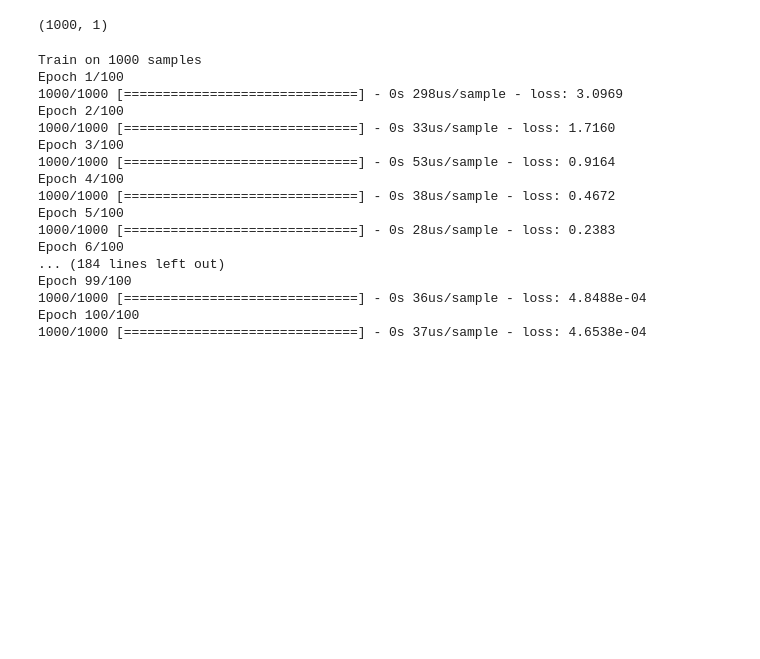
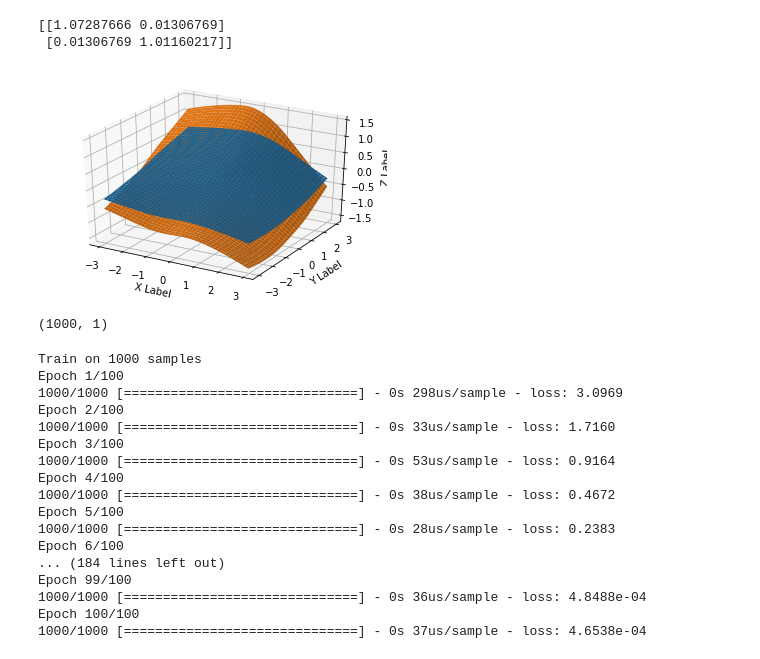
Before and after one commit to justinhou95/ErgodicControl, a Jupyter notebook: test.ipynb, the cells around one changed output. Saved outputs shown, nothing was run; the diff lists cells and outputs as text; code cells hidden in the pictures; blank space fills up the shorter version.

```diff
--- a/test.ipynb
+++ b/test.ipynb
@@ -1 +1,14 @@
+# %%
+import numpy as np
+import tensorflow as tf
+A = np.random.normal(0,1,size = (1000,1))
+B = np.random.normal(0,1,size = (1000,1))
+U_end = tf.constant(A)
+Y_end = tf.constant(B)
+data = np.concatenate([U_end.numpy(),Y_end.numpy()],axis = -1).T
+covMatrix = np.cov(data)
+print (covMatrix)
+# %% [output]
+[[1.07287666 0.01306769]
+ [0.01306769 1.01160217]]
 # %%
@@ -8,5 +24,5 @@ import math
 # %%
-inputs = keras.Input(shape=(1))
+inputs = keras.Input(shape=(2))
 l1 = layers.Dense(8, activation = 'elu')
 l2 = layers.Dense(8, activation = 'elu')
 l3= layers.Dense(1, activation = 'linear')
@@ -14,6 +30,25 @@ outputs = l1(inputs)
 outputs = l2(outputs)
 outputs = l3(outputs)
 control_NN = keras.Model(inputs=inputs, outputs=outputs, name = 'control_NN')
+# %%
+def plotNN2d(NN):
+    fig = plt.figure()
+    ax = plt.axes(projection ='3d')
+    x = y = np.arange(-3.0, 3.0, 0.05)
+    X, Y = np.meshgrid(x, y)
+    # z = (np.sin(X **2) + np.cos(Y **2) )
+    XY = np.concatenate([np.reshape(X,[X.shape[0]*X.shape[1],1]),np.reshape(Y,[Y.shape[0]*Y.shape[1],1])],axis = 1)
+    Z = np.reshape(NN.predict(XY),X.shape)
+    ax.plot_surface(X, Y, Z)
+    Z = np.reshape(NN.predict(XY),X.shape)
+    ax.plot_surface(X, Y, 2*Z)
+    ax.set_xlabel('X Label')
+    ax.set_ylabel('Y Label')
+    ax.set_zlabel('Z Label')
+# %%
+plotNN2d(control_NN)
+# %% [output]
+[figure, added]
 # %%
 M = 1000
 x = np.random.normal(0,1,size = (M,1))
```
Also changed, not shown: parts of 1 cell of this notebook, 8 other files.
